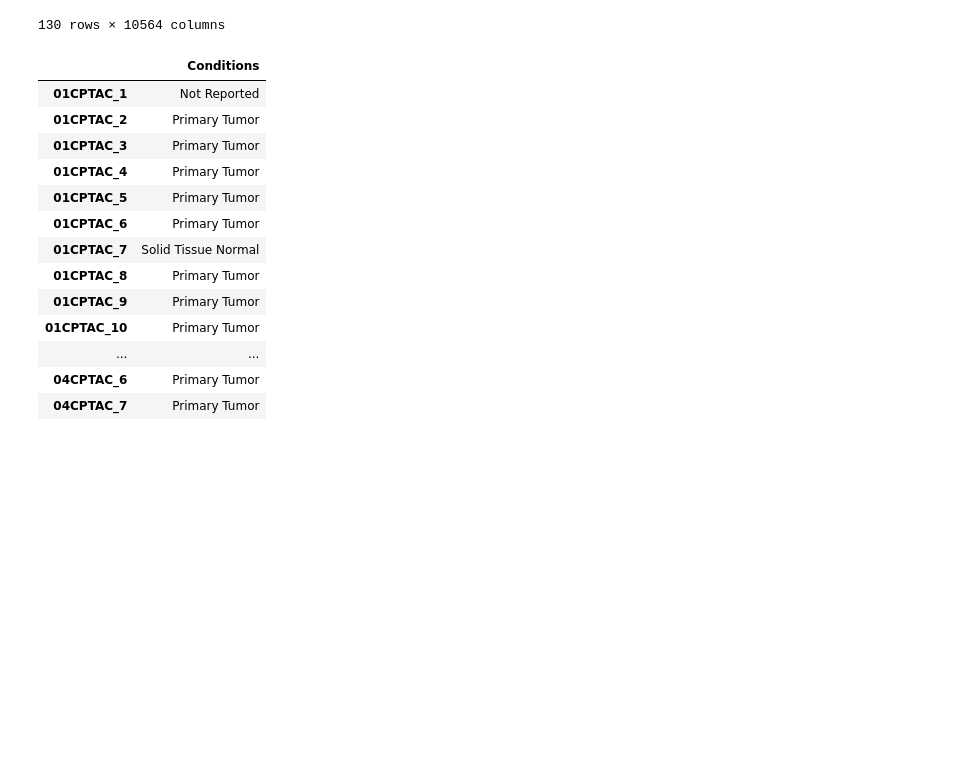
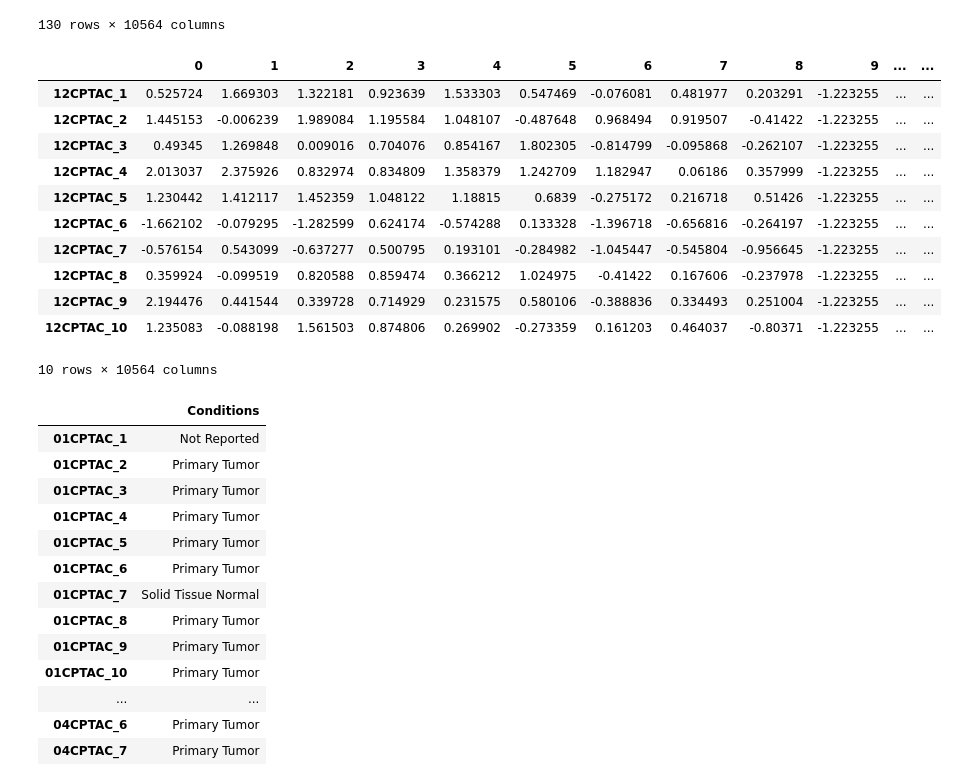
Before and after one commit to david-ege/01---Federated-Patient-Stratification-with-AE---Biostatistik-und-KI-in-der-Medizin, a Jupyter notebook: testing_notebook.ipynb, the cells around one changed output. Drawn from its saved outputs; the diff is of its cells as text; code cells hidden in the pictures; blank space fills up the shorter version.

```diff
--- a/testing_notebook.ipynb
+++ b/testing_notebook.ipynb
@@ -104 +74,49 @@ part3.drop(part3.columns[len(part3.columns)-1], axis=1, inplace=True)
+# %%
+##Data Split for 10 clients
+s10_part1 = df.iloc[:, :20].T
+s10_part2 = df.iloc[:, 20:40].T
+s10_part3 = df.iloc[:, 40:60].T
+s10_part4 = df.iloc[:, 60:70].T
+s10_part5 = df.iloc[:, 70:80].T
+s10_part6 = df.iloc[:, 80:90].T
+s10_part7 = df.iloc[:, 90:100].T
+s10_part8 = df.iloc[:, 100:110].T
+s10_part9 = df.iloc[:, 110:120].T
+s10_part10 = df.iloc[:, 120:130].T
+
+s10_part1_conditions = s10_part1.iloc[:, -1]
+s10_part2_conditions = s10_part2.iloc[:, -1]
+s10_part3_conditions = s10_part3.iloc[:, -1]
+s10_part4_conditions = s10_part4.iloc[:, -1]
+s10_part5_conditions = s10_part5.iloc[:, -1]
+s10_part6_conditions = s10_part6.iloc[:, -1]
+s10_part7_conditions = s10_part7.iloc[:, -1]
+s10_part8_conditions = s10_part8.iloc[:, -1]
+s10_part9_conditions = s10_part9.iloc[:, -1]
+s10_part10_conditions = s10_part10.iloc[:, -1]
+
+s10_part1.drop(s10_part1.columns[len(s10_part1.columns)-1], axis=1, inplace=True)
+s10_part2.drop(s10_part2.columns[len(s10_part2.columns)-1], axis=1, inplace=True)
+s10_part3.drop(s10_part3.columns[len(s10_part3.columns)-1], axis=1, inplace=True)
+s10_part4.drop(s10_part4.columns[len(s10_part4.columns)-1], axis=1, inplace=True)
+s10_part5.drop(s10_part5.columns[len(s10_part5.columns)-1], axis=1, inplace=True)
+s10_part6.drop(s10_part6.columns[len(s10_part6.columns)-1], axis=1, inplace=True)
+s10_part7.drop(s10_part7.columns[len(s10_part7.columns)-1], axis=1, inplace=True)
+s10_part8.drop(s10_part8.columns[len(s10_part8.columns)-1], axis=1, inplace=True)
+s10_part9.drop(s10_part9.columns[len(s10_part9.columns)-1], axis=1, inplace=True)
+s10_part10.drop(s10_part10.columns[len(s10_part10.columns)-1], axis=1, inplace=True)
+s10_part9
+# %% [output]
+|  | 0 | 1 | 2 | 3 | 4 | 5 | 6 | 7 | 8 | 9 | ... | ... |
+| 12CPTAC_1 | 0.525724 | 1.669303 | 1.322181 | 0.923639 | 1.533303 | 0.547469 | -0.076081 | 0.481977 | 0.203291 | -1.223255 | ... | ... |
+| 12CPTAC_2 | 1.445153 | -0.006239 | 1.989084 | 1.195584 | 1.048107 | -0.487648 | 0.968494 | 0.919507 | -0.41422 | -1.223255 | ... | ... |
+| 12CPTAC_3 | 0.49345 | 1.269848 | 0.009016 | 0.704076 | 0.854167 | 1.802305 | -0.814799 | -0.095868 | -0.262107 | -1.223255 | ... | ... |
+| 12CPTAC_4 | 2.013037 | 2.375926 | 0.832974 | 0.834809 | 1.358379 | 1.242709 | 1.182947 | 0.06186 | 0.357999 | -1.223255 | ... | ... |
+| 12CPTAC_5 | 1.230442 | 1.412117 | 1.452359 | 1.048122 | 1.18815 | 0.6839 | -0.275172 | 0.216718 | 0.51426 | -1.223255 | ... | ... |
+| 12CPTAC_6 | -1.662102 | -0.079295 | -1.282599 | 0.624174 | -0.574288 | 0.133328 | -1.396718 | -0.656816 | -0.264197 | -1.223255 | ... | ... |
+| 12CPTAC_7 | -0.576154 | 0.543099 | -0.637277 | 0.500795 | 0.193101 | -0.284982 | -1.045447 | -0.545804 | -0.956645 | -1.223255 | ... | ... |
+| 12CPTAC_8 | 0.359924 | -0.099519 | 0.820588 | 0.859474 | 0.366212 | 1.024975 | -0.41422 | 0.167606 | -0.237978 | -1.223255 | ... | ... |
+| 12CPTAC_9 | 2.194476 | 0.441544 | 0.339728 | 0.714929 | 0.231575 | 0.580106 | -0.388836 | 0.334493 | 0.251004 | -1.223255 | ... | ... |
+| 12CPTAC_10 | 1.235083 | -0.088198 | 1.561503 | 0.874806 | 0.269902 | -0.273359 | 0.161203 | 0.464037 | -0.80371 | -1.223255 | ... | ... |
+10 rows × 10564 columns
 # %%
```
Also changed, not shown: parts of 14 cells of this notebook, 16 other files.
